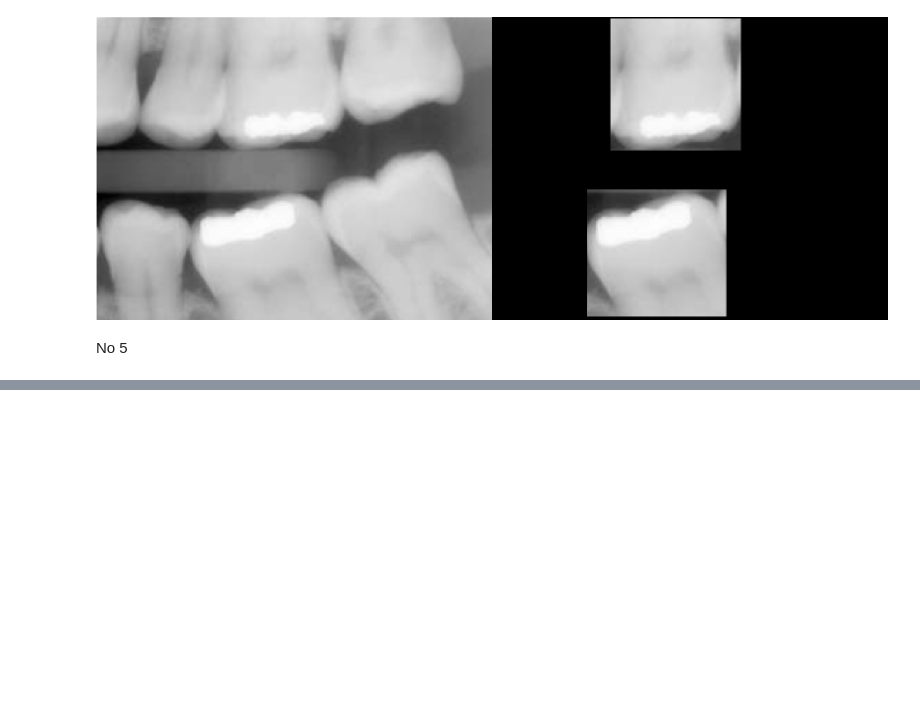
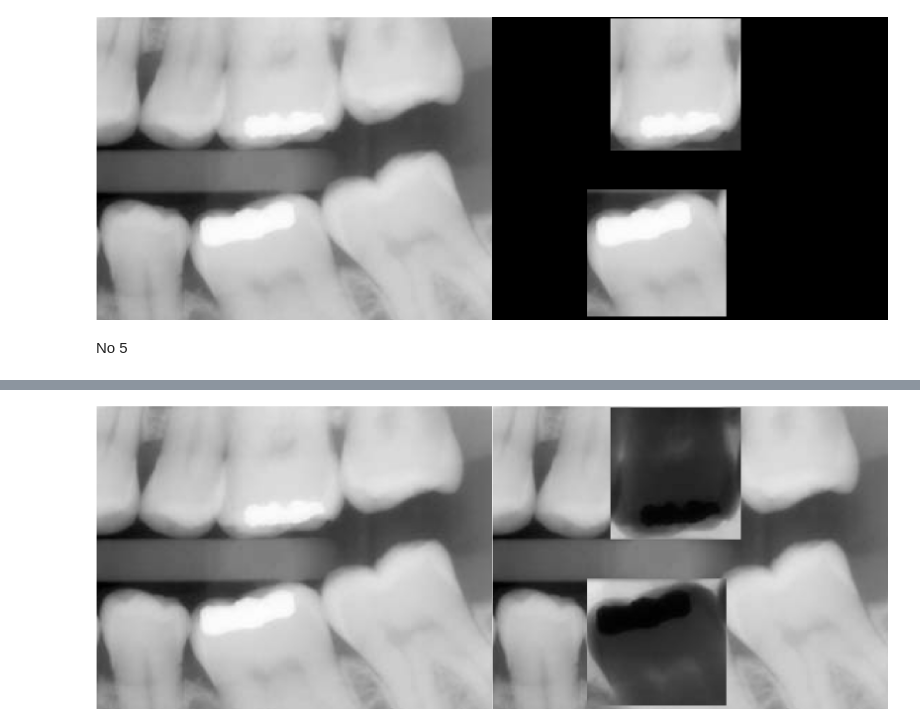
Before and after one commit to hhidayatinc/PCVK_Martikulasi_2022, a Jupyter notebook: Modul5.ipynb, the cells around one changed output, grey strips where cells are left out. Cells and saved outputs as stored; diff of their text form; code cells hidden in the pictures; blank space fills up the shorter version.

```diff
--- a/Modul5.ipynb
+++ b/Modul5.ipynb
@@ -124,0 +149,8 @@ No 5
+# %%
+#XOR
+result = img ^ mask1
+
+final_frame = cv.hconcat((img, result))
+cv2_imshow(final_frame)
+# %% [output]
+[figure, added]
```
Also changed, not shown: parts of 3 cells of this notebook.
